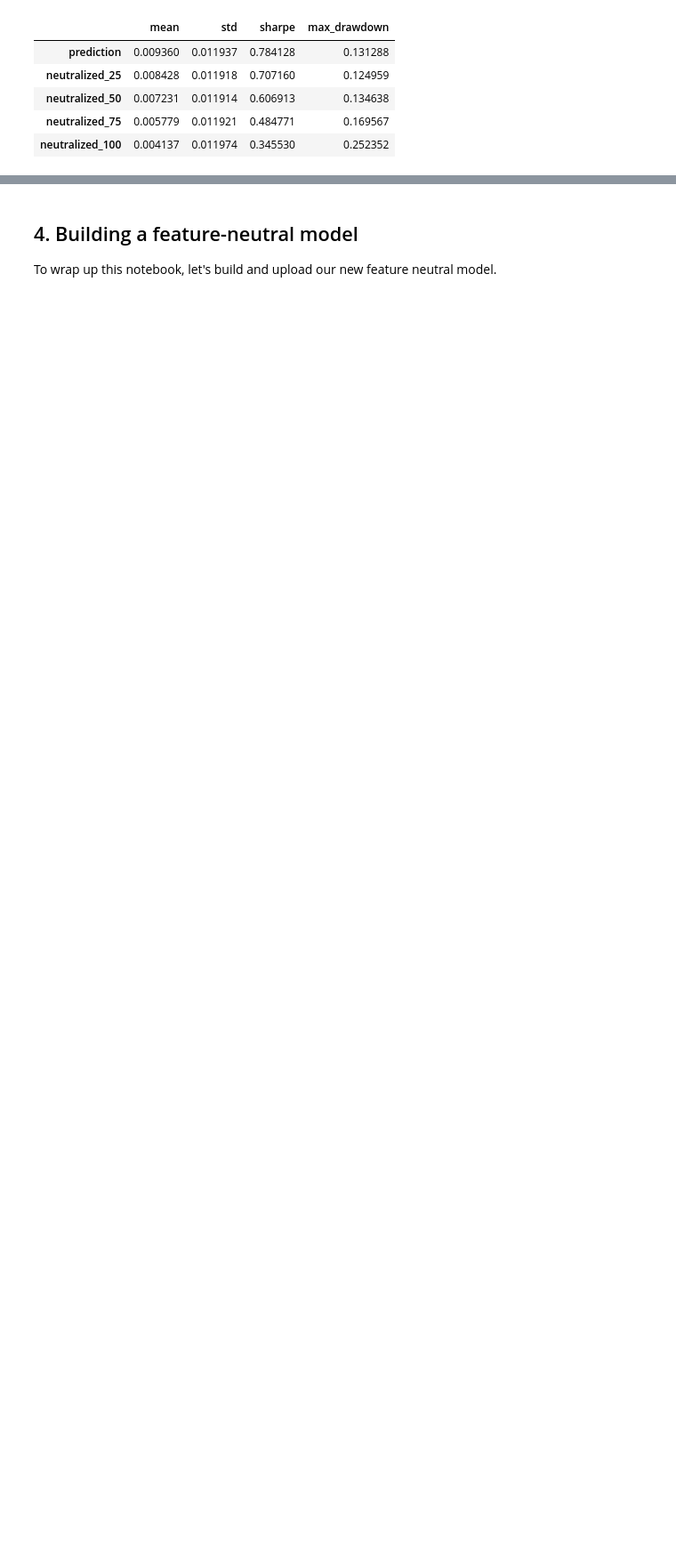
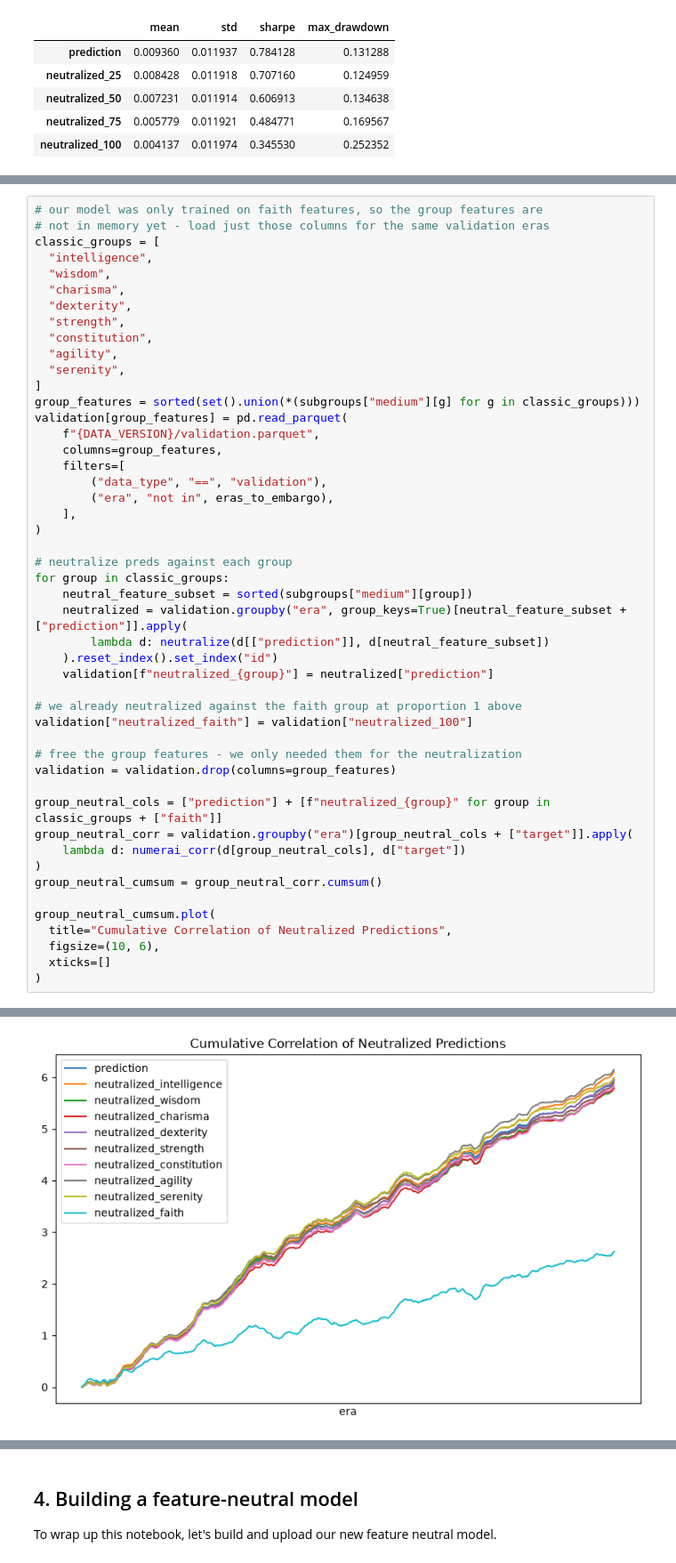
Before and after one commit to numerai/example-scripts, a Jupyter notebook: numerai/feature_neutralization.ipynb, the cells around one changed output, grey strips where cells are left out. Shown at 89% size. Saved outputs shown, nothing was run; the diff lists cells and outputs as text; blank space fills up the shorter version.

```diff
--- a/numerai/feature_neutralization.ipynb
+++ b/numerai/feature_neutralization.ipynb
@@ -613,0 +603,49 @@ subset_neutral_cumsum.plot(
+# %%
+# our model was only trained on faith features, so the group features are
+# not in memory yet - load just those columns for the same validation eras
+classic_groups = [
+  "intelligence",
+  "wisdom",
+  "charisma",
+  "dexterity",
+  "strength",
+  "constitution",
+  "agility",
+  "serenity",
+]
+group_features = sorted(set().union(*(subgroups["medium"][g] for g in classic_groups)))
+validation[group_features] = pd.read_parquet(
+    f"{DATA_VERSION}/validation.parquet",
+    columns=group_features,
+    filters=[
+        ("data_type", "==", "validation"),
+        ("era", "not in", eras_to_embargo),
+    ],
+)
+
+# neutralize preds against each group
+for group in classic_groups:
+    neutral_feature_subset = sorted(subgroups["medium"][group])
+    neutralized = validation.groupby("era", group_keys=True)[neutral_feature_subset + ["prediction"]].apply(
+        lambda d: neutralize(d[["prediction"]], d[neutral_feature_subset])
+    ).reset_index().set_index("id")
+    validation[f"neutralized_{group}"] = neutralized["prediction"]
+
+# we already neutralized against the faith group at proportion 1 above
+validation["neutralized_faith"] = validation["neutralized_100"]
+
+# free the group features - we only needed them for the neutralization
+validation = validation.drop(columns=group_features)
+
+group_neutral_cols = ["prediction"] + [f"neutralized_{group}" for group in classic_groups + ["faith"]]
+group_neutral_corr = validation.groupby("era")[group_neutral_cols + ["target"]].apply(
+    lambda d: numerai_corr(d[group_neutral_cols], d["target"])
+)
+group_neutral_cumsum = group_neutral_corr.cumsum()
+
+group_neutral_cumsum.plot(
+  title="Cumulative Correlation of Neutralized Predictions",
+  figsize=(10, 6),
+  xticks=[]
+)
+# %% [output]
@@ -614 +653,2 @@ subset_neutral_cumsum.plot(
+[figure, added]
 # %% [markdown]
```
Also changed, not shown: parts of 19 cells of this notebook.
